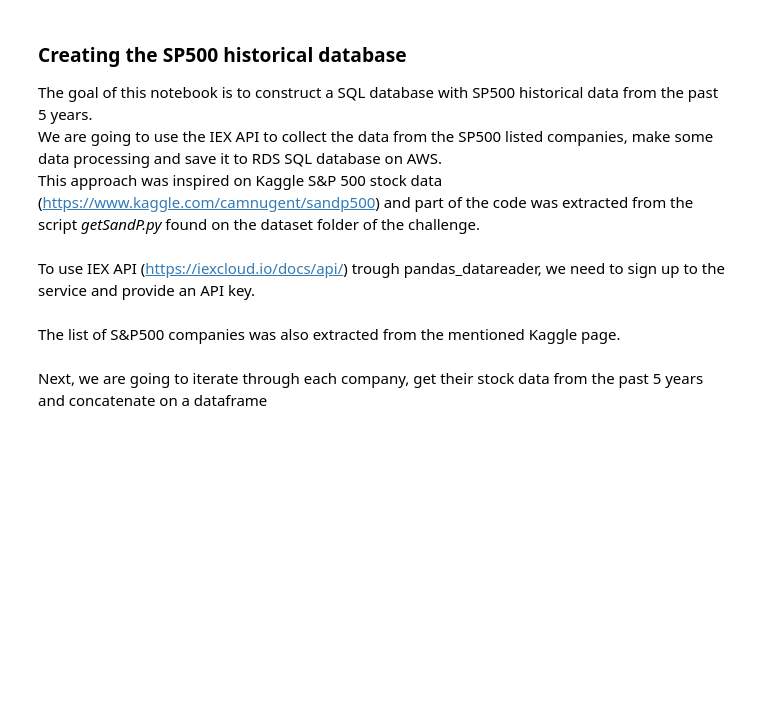
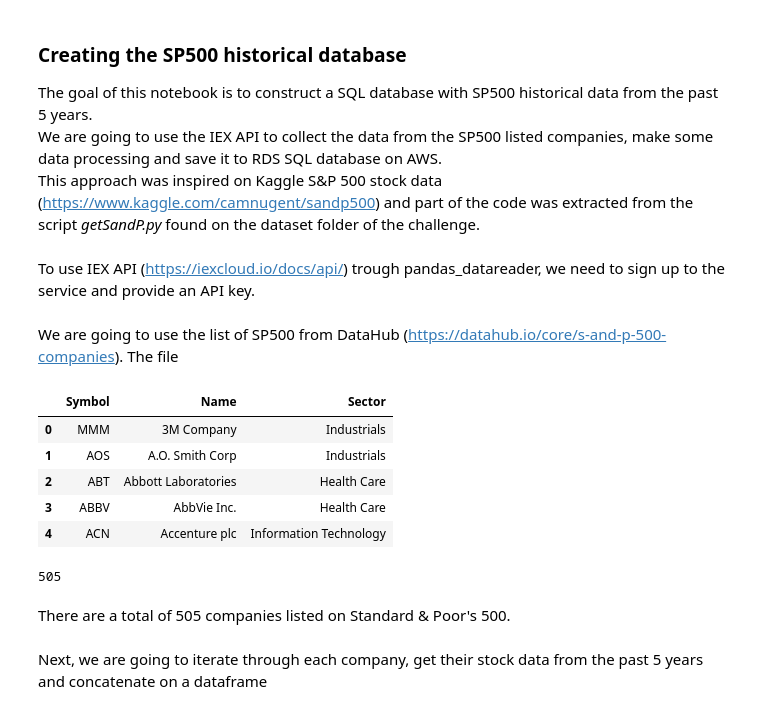
Before and after one commit to GabrielSGoncalves/serverless_etl_medium, a Jupyter notebook: Notebook_1_Creating_SP500_database.ipynb, the cells around one changed output. Cells and saved outputs as stored; diff of their text form; code cells hidden in the pictures; blank space fills up the shorter version.

```diff
--- a/Notebook_1_Creating_SP500_database.ipynb
+++ b/Notebook_1_Creating_SP500_database.ipynb
@@ -17,5 +17,3 @@ To use IEX API (https://iexcloud.io/docs/api/) trough pandas_datareader, we need
 # %%
 # Define my API key for IEX
 os.environ["IEX_API_KEY"] = 'pk_c876f405f2e441cba4bd913e6d066a7f'
-# %% [markdown]
-The list of S&P500 companies was also extracted from the mentioned Kaggle page.
@@ -64,3 +20,23 @@ stock_list = ['MMM','ABT','ABBV','ACN','ATVI','AYI','ADBE','AMD','AAP','AES']
+# %% [markdown]
+We are going to use the list of SP500 from DataHub (https://datahub.io/core/s-and-p-500-companies).
+The file
+# %%
+df_sp500 = pd.read_csv('constituents_csv.csv')
+df_sp500.head()
+# %% [output]
+|  | Symbol | Name | Sector |
+| 0 | MMM | 3M Company | Industrials |
+| 1 | AOS | A.O. Smith Corp | Industrials |
+| 2 | ABT | Abbott Laboratories | Health Care |
+| 3 | ABBV | AbbVie Inc. | Health Care |
+| 4 | ACN | Accenture plc | Information Technology |
+# %%
+list_sp500 = df_sp500.Symbol.to_list()
+len(list_sp500)
+# %% [output]
+505
+# %% [markdown]
+There are a total of 505 companies listed on Standard & Poor's 500.<br>
 # %% [markdown]
 Next, we are going to iterate through each company, get their stock data from the past 5 years and concatenate on a dataframe
 # %%
```
Also changed, not shown: parts of 9 cells of this notebook, 1 other file.
